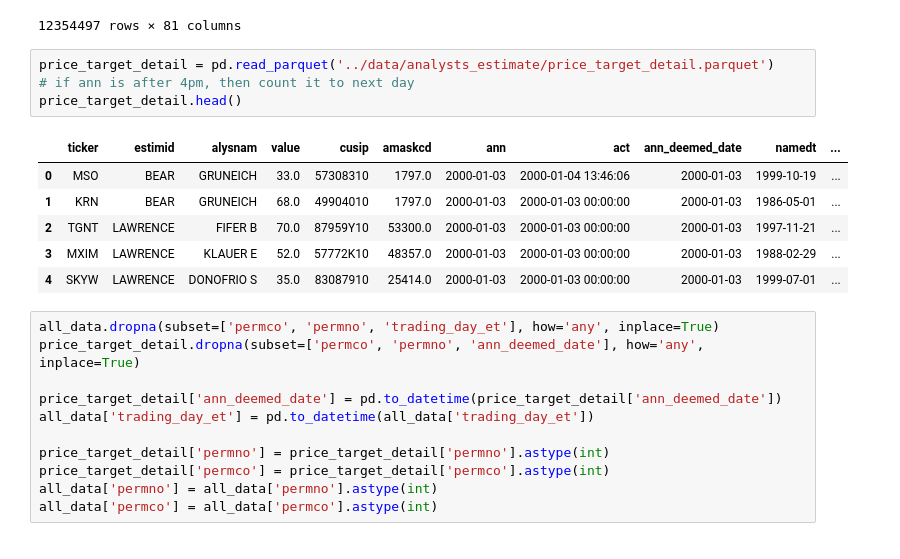
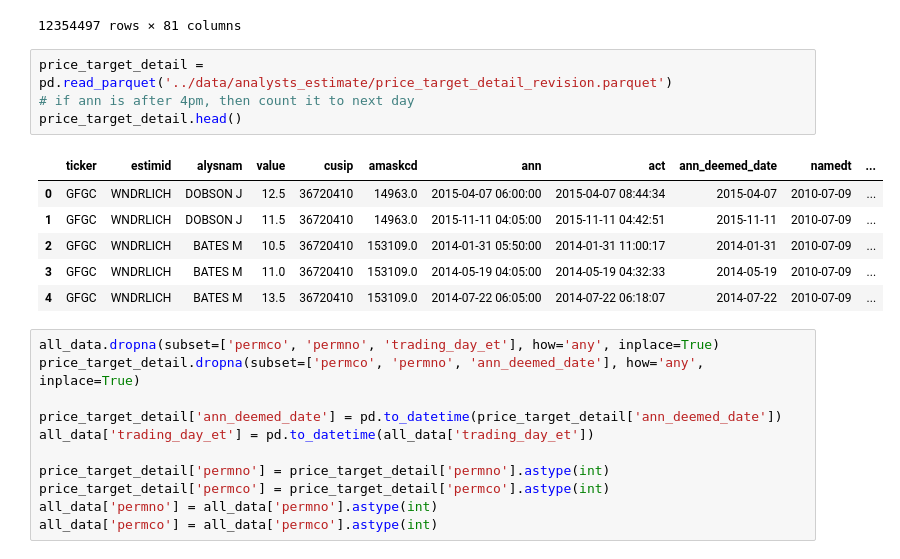
Before and after one commit to ZhengGong-hub/academic_data_download, a Jupyter notebook: src/combine.ipynb, the cells around one changed output. Saved outputs shown, nothing was run; the diff lists cells and outputs as text.

```diff
--- a/src/combine.ipynb
+++ b/src/combine.ipynb
@@ -48,16 +48,16 @@ all_data_with_pt.dropna(subset=['medptg'])# .to_parquet('../data/combined/all_da
 | 21456600 | 30388 | 93101 | 52186520 | 2024-12-31 | 94.70000 | 0.009165 | 0.009165 | 507298.0 | 54341.0 | 1.0 | ... |
 12354497 rows × 81 columns
 # %%
-price_target_detail = pd.read_parquet('../data/analysts_estimate/price_target_detail.parquet')
+price_target_detail = pd.read_parquet('../data/analysts_estimate/price_target_detail_revision.parquet')
 # if ann is after 4pm, then count it to next day
 price_target_detail.head()
 # %% [output]
 |  | ticker | estimid | alysnam | value | cusip | amaskcd | ann | act | ann_deemed_date | namedt | ... |
-| 0 | MSO | BEAR | GRUNEICH | 33.0 | 57308310 | 1797.0 | 2000-01-03 | 2000-01-04 13:46:06 | 2000-01-03 | 1999-10-19 | ... |
-| 1 | KRN | BEAR | GRUNEICH | 68.0 | 49904010 | 1797.0 | 2000-01-03 | 2000-01-03 00:00:00 | 2000-01-03 | 1986-05-01 | ... |
-| 2 | TGNT | LAWRENCE | FIFER B | 70.0 | 87959Y10 | 53300.0 | 2000-01-03 | 2000-01-03 00:00:00 | 2000-01-03 | 1997-11-21 | ... |
-| 3 | MXIM | LAWRENCE | KLAUER E | 52.0 | 57772K10 | 48357.0 | 2000-01-03 | 2000-01-03 00:00:00 | 2000-01-03 | 1988-02-29 | ... |
-| 4 | SKYW | LAWRENCE | DONOFRIO S | 35.0 | 83087910 | 25414.0 | 2000-01-03 | 2000-01-03 00:00:00 | 2000-01-03 | 1999-07-01 | ... |
+| 0 | GFGC | WNDRLICH | DOBSON J | 12.5 | 36720410 | 14963.0 | 2015-04-07 06:00:00 | 2015-04-07 08:44:34 | 2015-04-07 | 2010-07-09 | ... |
+| 1 | GFGC | WNDRLICH | DOBSON J | 11.5 | 36720410 | 14963.0 | 2015-11-11 04:05:00 | 2015-11-11 04:42:51 | 2015-11-11 | 2010-07-09 | ... |
+| 2 | GFGC | WNDRLICH | BATES M | 10.5 | 36720410 | 153109.0 | 2014-01-31 05:50:00 | 2014-01-31 11:00:17 | 2014-01-31 | 2010-07-09 | ... |
+| 3 | GFGC | WNDRLICH | BATES M | 11.0 | 36720410 | 153109.0 | 2014-05-19 04:05:00 | 2014-05-19 04:32:33 | 2014-05-19 | 2010-07-09 | ... |
+| 4 | GFGC | WNDRLICH | BATES M | 13.5 | 36720410 | 153109.0 | 2014-07-22 06:05:00 | 2014-07-22 06:18:07 | 2014-07-22 | 2010-07-09 | ... |
 # %%
 all_data.dropna(subset=['permco', 'permno', 'trading_day_et'], how='any', inplace=True)
 price_target_detail.dropna(subset=['permco', 'permno', 'ann_deemed_date'], how='any', inplace=True)
```
Also changed, not shown: parts of 3 cells of this notebook, 2 other files.
